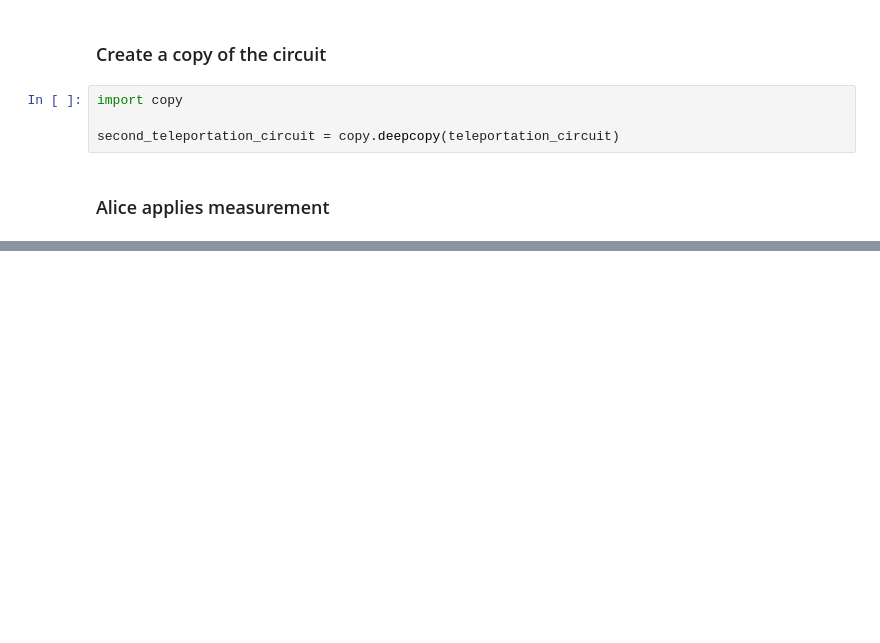
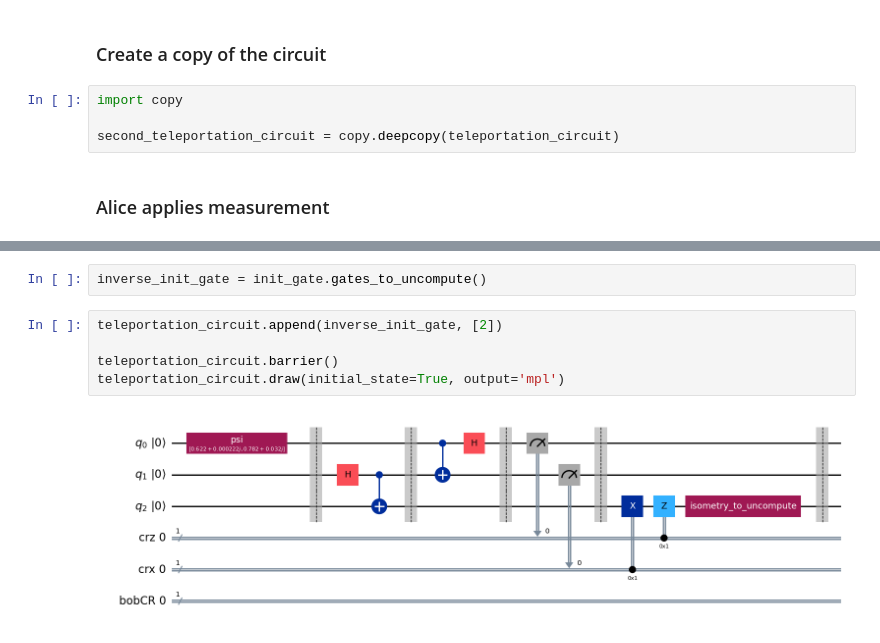
Before and after one commit to LTJ508/Quantum_Computing, a Jupyter notebook: Qiskit Practice/Qiskit_Practice_Lecture_12.ipynb, the cells around one changed output, grey strips where cells are left out. Saved outputs shown, nothing was run; the diff lists cells and outputs as text; blank space fills up the shorter version.

```diff
--- a/Qiskit Practice/Qiskit_Practice_Lecture_12.ipynb
+++ b/Qiskit Practice/Qiskit_Practice_Lecture_12.ipynb
@@ -334,0 +369,9 @@ teleportation_circuit.draw(initial_state=True, output='mpl')
+# %%
+inverse_init_gate = init_gate.gates_to_uncompute()
+# %%
+teleportation_circuit.append(inverse_init_gate, [2])
+
+teleportation_circuit.barrier()
+teleportation_circuit.draw(initial_state=True, output='mpl')
+# %% [output]
+[figure, added]
```
Also changed, not shown: parts of 34 cells of this notebook.
